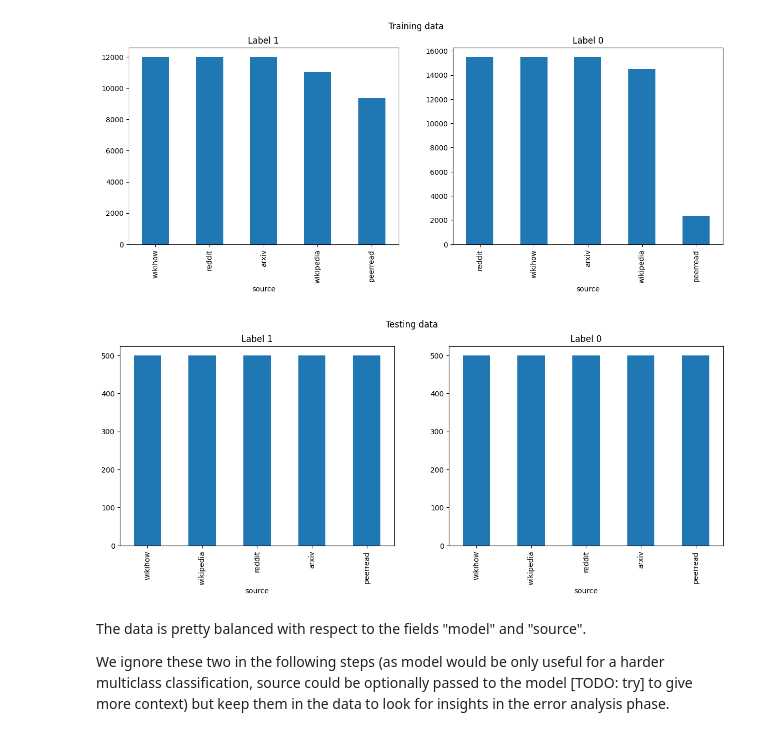
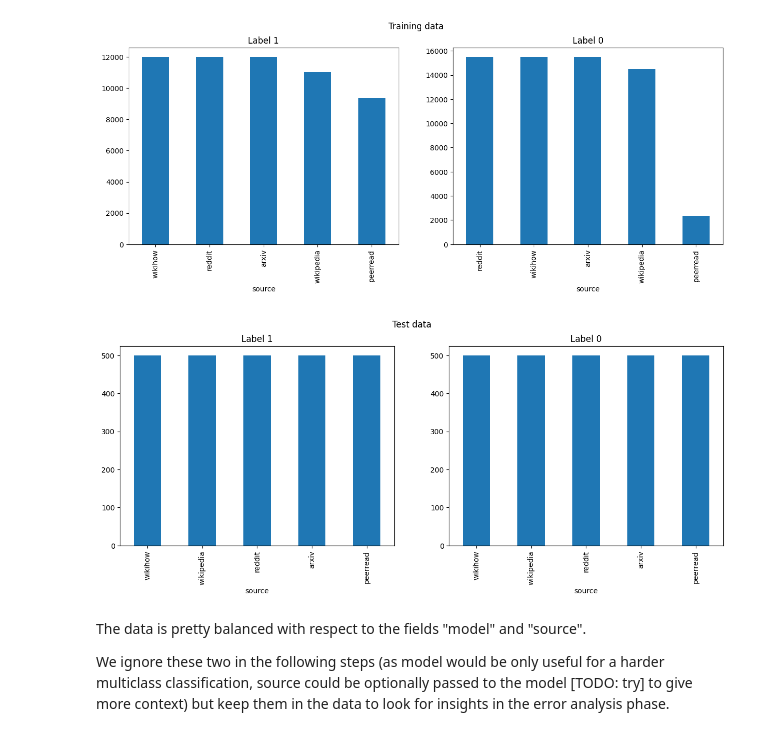
Before and after one commit to edomerli/machine-generated-text-classification, a Jupyter notebook: main.ipynb, the cells around one changed output. Cells and saved outputs as stored; diff of their text form; code cells hidden in the pictures.

```diff
--- a/main.ipynb
+++ b/main.ipynb
@@ -112,11 +114,11 @@ train_df[train_df['label'] == 0]['source'].value_counts().plot(kind='bar', ax=ax
 # %%
 fig, axes = plt.subplots(nrows=1, ncols=2, figsize=(15, 5))
 
-fig.suptitle('Testing data')
+fig.suptitle('Test data')
 test_df[test_df['label'] == 1]['source'].value_counts().plot(kind='bar', ax=axes[0], title='Label 1');
 test_df[test_df['label'] == 0]['source'].value_counts().plot(kind='bar', ax=axes[1], title='Label 0');
 # %% [output]
-[figure, old version]
+[figure, new version]
 # %% [markdown]
 The data is pretty balanced with respect to the fields "model" and "source".
 
```
Also changed, not shown: parts of 8 cells of this notebook.
